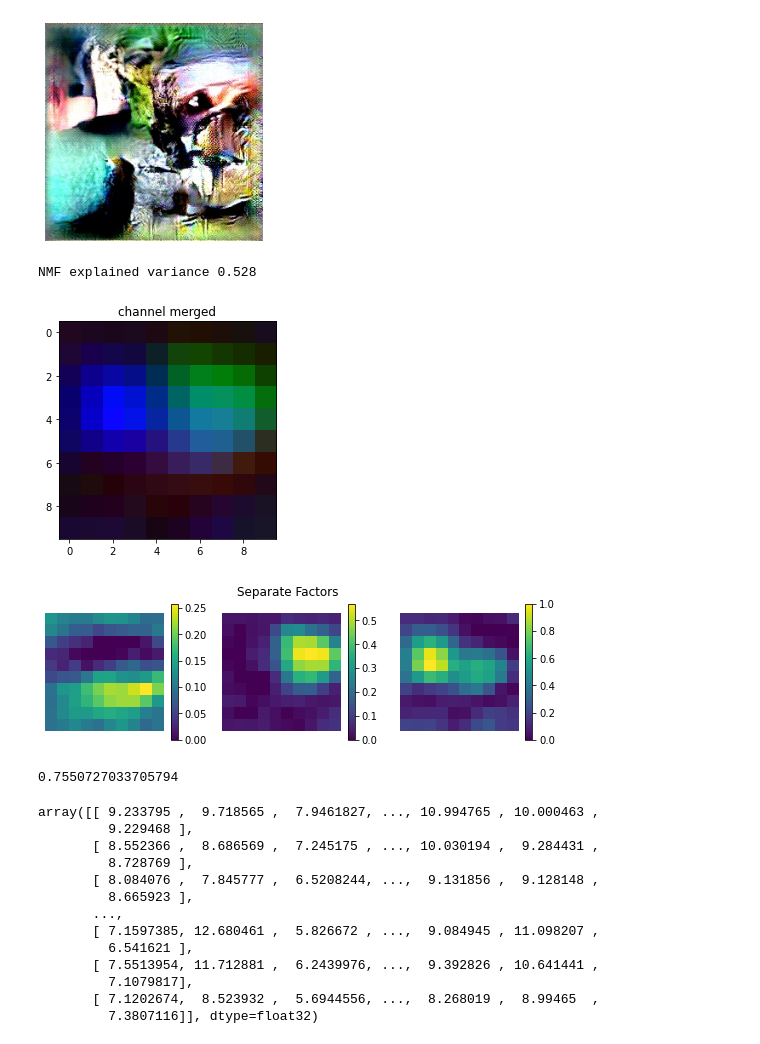
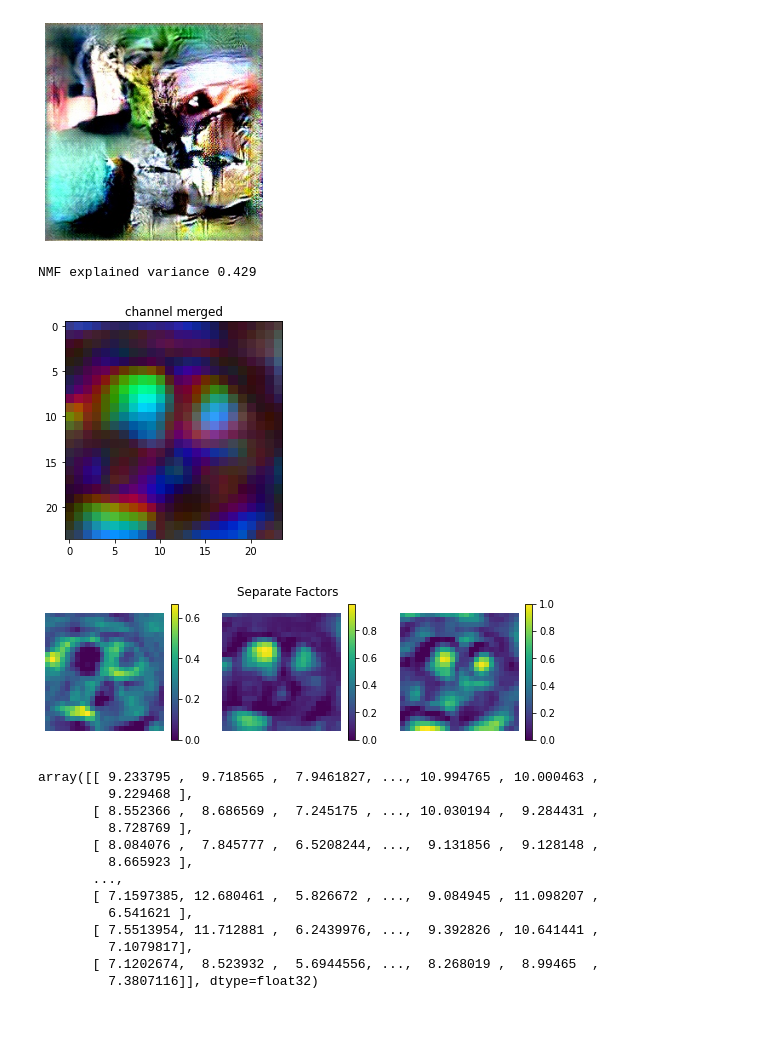
Before and after one commit to Animadversio/Visual_Neuron_Modelling, a Jupyter notebook: CorrFeatTsr_factor_analysis.ipynb, the cells around one changed output. Cells and saved outputs as stored; diff of their text form; code cells hidden in the pictures.

```diff
--- a/CorrFeatTsr_factor_analysis.ipynb
+++ b/CorrFeatTsr_factor_analysis.ipynb
@@ -46,43 +71,43 @@ show_img(ReprStats[Expi].Manif.BestImg)
 # %%
 mode = "abs"#"thresh"#pos_rect
 thr = (-4,4)
-layer = "conv5_3"
+layer = "conv4_3"
 bdr = 2
 Ttsr = Ttsr_dict[layer]
 cctsr = cctsr_dict[layer]
-Ttsr_pp = rectify_tsr(Ttsr, mode="thresh")
+Ttsr_pp = rectify_tsr(Ttsr, mode="thresh", thr=thr)
 C, H, W = Ttsr_pp.shape
 if bdr == 0:
     Tmat = Ttsr_pp.reshape(C, H*W)
     ccmat = cctsr.reshape(C, H*W)
 else:
     Tmat = Ttsr_pp[:, bdr:-bdr, bdr:-bdr].reshape(C, (H-2*bdr)*(W-2*bdr))
     ccmat = cctsr[:, bdr:-bdr, bdr:-bdr].reshape(C, (H-2*bdr)*(W-2*bdr))
 #%
 nmfsolver = NMF(n_components=3, init="nndsvda", solver="cd")#mu
 Hmat = nmfsolver.fit_transform(Tmat.T)
 Hmaps = Hmat.reshape([H-2*bdr, W-2*bdr, 3])
 exp_var = 1-npnorm(Tmat.T-Hmat@nmfsolver.components_)/npnorm(Tmat)
 print("NMF explained variance %.3f"%exp_var)
 plt.imshow(Hmaps / Hmaps.max())
 plt.title("channel merged")
 plt.show()
 [figh, axs] = plt.subplots(1,3,figsize=[9, 2.5])
 for ci in range(Hmaps.shape[2]):
     plt.sca(axs[ci])
     plt.imshow(Hmaps[:,:,ci] / Hmaps.max())
     plt.axis("off")
     plt.colorbar()
 plt.suptitle("Separate Factors")
 plt.show()
+
 ccfactor = (ccmat @ np.linalg.pinv(Hmat).T )
 # ccfactor = (ccmat @ Hmat )
 np.corrcoef((ccfactor@Hmat.T).flatten(), ccmat.flatten())[0,1]
 # %% [output]
-NMF explained variance 0.528
+NMF explained variance 0.429
-[figure, old version]
+[figure, new version]
-[figure, old version]
+[figure, new version]
-0.7550727033705794
 # %%
 # %% [output]
 array([[ 9.233795 ,  9.718565 ,  7.9461827, ..., 10.994765 , 10.000463 ,
```
Also changed, not shown: parts of 18 cells of this notebook, 3 other files.
